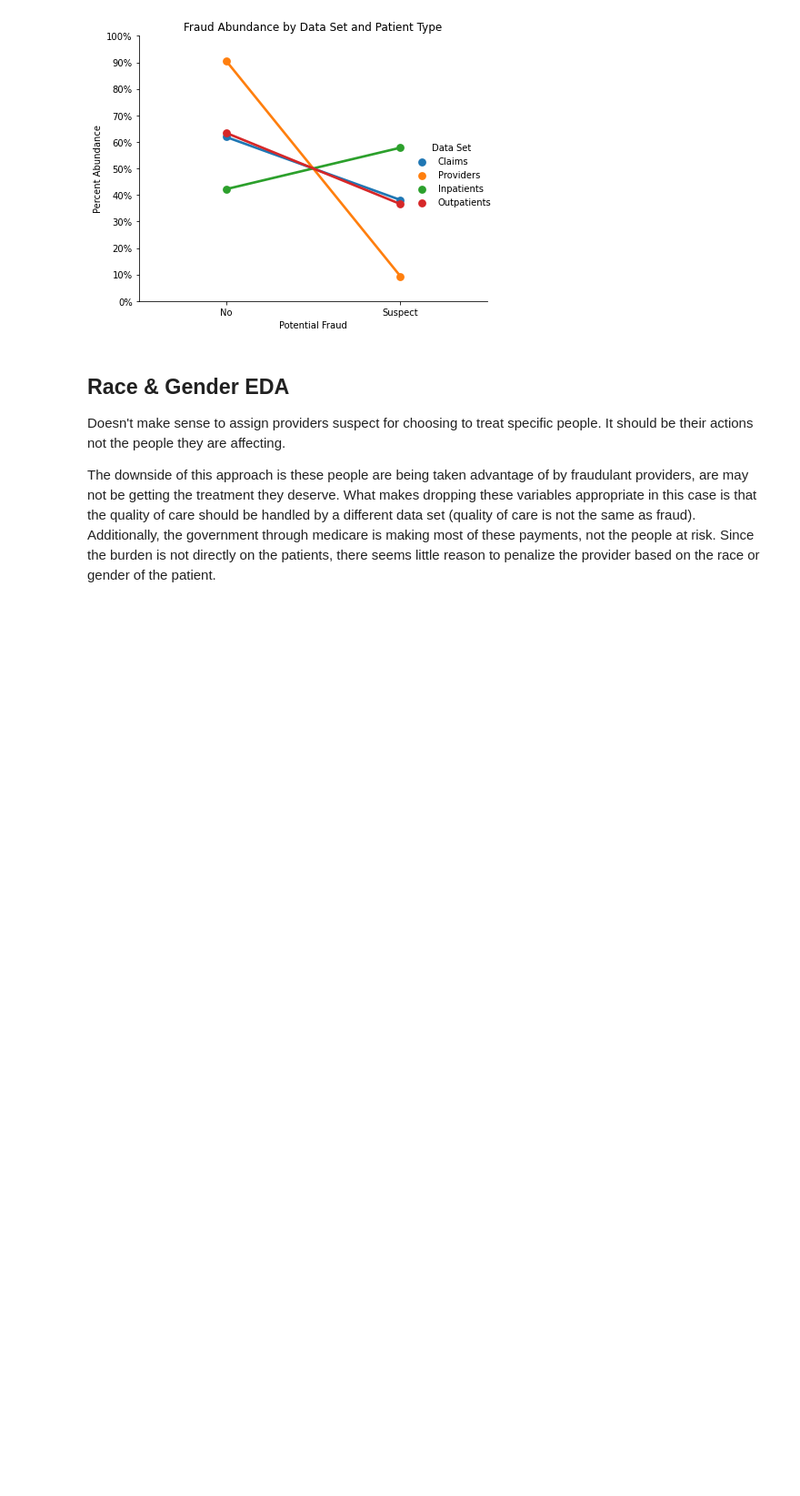
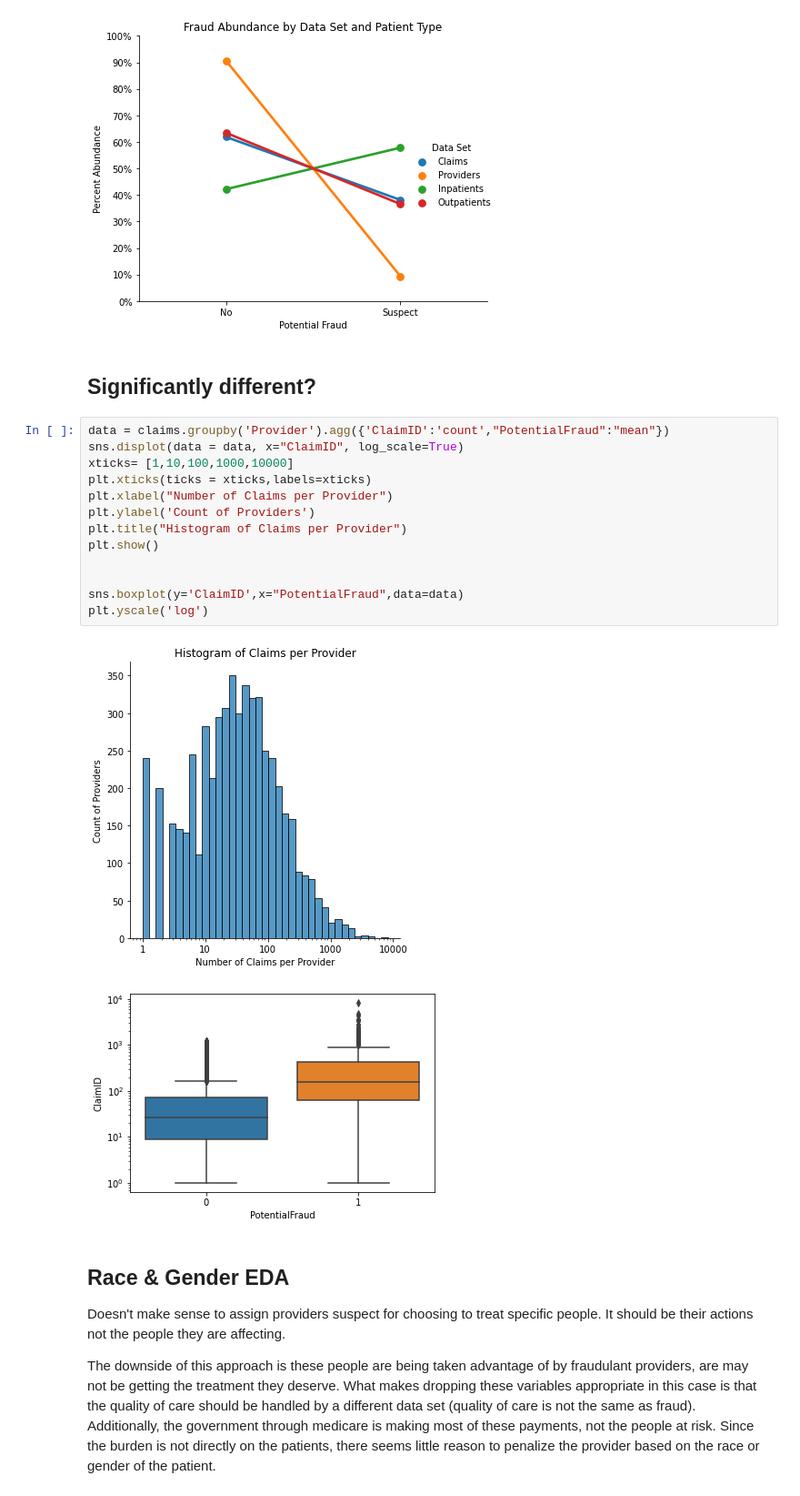
Before and after one commit to jwelch1123/healthcare_fraud_detection, a Jupyter notebook: healthcare_fraud.ipynb, the cells around one changed output. Shown at 91% size. Drawn from its saved outputs; the diff is of its cells as text; blank space fills up the shorter version.

```diff
--- a/healthcare_fraud.ipynb
+++ b/healthcare_fraud.ipynb
@@ -315,6 +326,24 @@ plt.tight_layout()
 plt.savefig("./graphics/perc_abundace_all.png")
 # %% [output]
 [figure]
+# %% [markdown]
+## Significantly different?
+# %%
+data = claims.groupby('Provider').agg({'ClaimID':'count',"PotentialFraud":"mean"})
+sns.displot(data = data, x="ClaimID", log_scale=True)
+xticks= [1,10,100,1000,10000]
+plt.xticks(ticks = xticks,labels=xticks)
+plt.xlabel("Number of Claims per Provider")
+plt.ylabel('Count of Providers')
+plt.title("Histogram of Claims per Provider")
+plt.show()
+
+
+sns.boxplot(y='ClaimID',x="PotentialFraud",data=data)
+plt.yscale('log')
+# %% [output]
+[figure, added]
+[figure, added]
 # %% [markdown]
 ## Race & Gender EDA  <a id='race_gender'></a>
 
```
Also changed, not shown: parts of 34 cells of this notebook, 5 other files.
